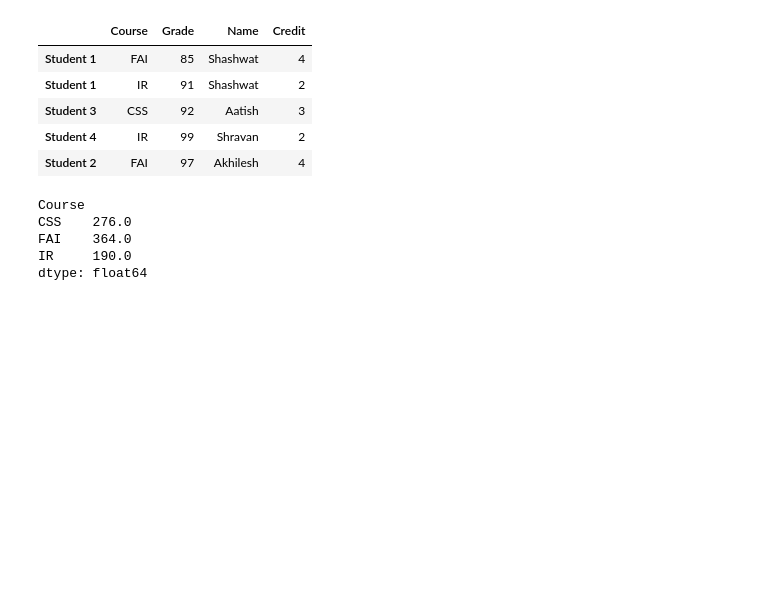
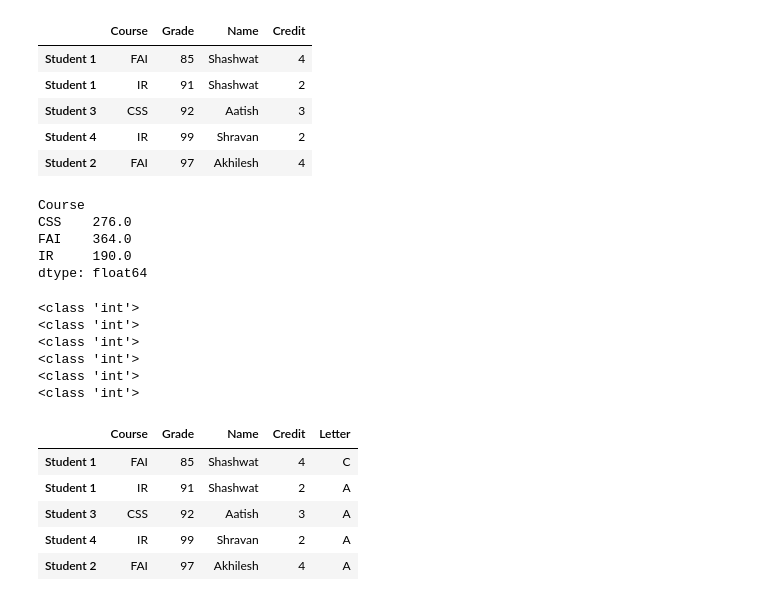
Before and after one commit to shashwatshetty/coursera-data-science, a Jupyter notebook: course-1/week-3/pandas_groupby.ipynb, the cells around one changed output. Cells and saved outputs as stored; diff of their text form; code cells hidden in the pictures; blank space fills up the shorter version.

Commit message:
added addition of a column using apply function

```diff
--- a/course-1/week-3/pandas_groupby.ipynb
+++ b/course-1/week-3/pandas_groupby.ipynb
@@ -175,3 +176,30 @@ CSS    276.0
 FAI    364.0
 IR     190.0
 dtype: float64
+# %%
+# using apply function on a dataframe to create a new column of data
+# in this case we apply the let_grade function on the series extracted from the row
+def let_grade(row):
+    data = row['Grade']
+    if data > 90:
+        row['Letter'] = 'A'
+    elif data > 85:
+        row['Letter'] = 'B'
+    else:
+        row['Letter'] = 'C'
+    return row
+
+students.apply(let_grade, axis = 1)
+# %% [output]
+<class 'int'>
+<class 'int'>
+<class 'int'>
+<class 'int'>
+<class 'int'>
+<class 'int'>
+|  | Course | Grade | Name | Credit | Letter |
+| Student 1 | FAI | 85 | Shashwat | 4 | C |
+| Student 1 | IR | 91 | Shashwat | 2 | A |
+| Student 3 | CSS | 92 | Aatish | 3 | A |
+| Student 4 | IR | 99 | Shravan | 2 | A |
+| Student 2 | FAI | 97 | Akhilesh | 4 | A |
```
Also changed, not shown: parts of 1 cell of this notebook.
